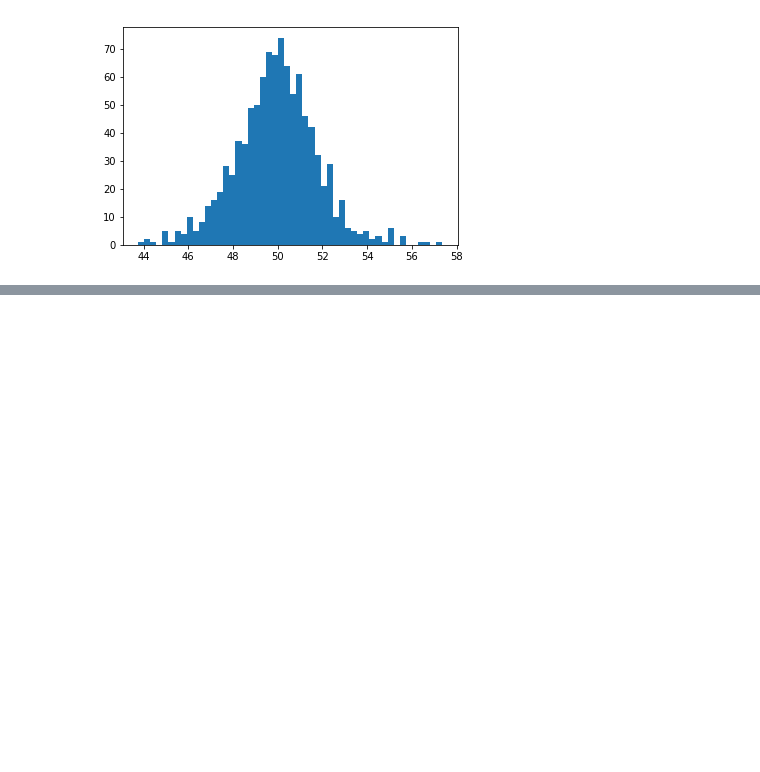
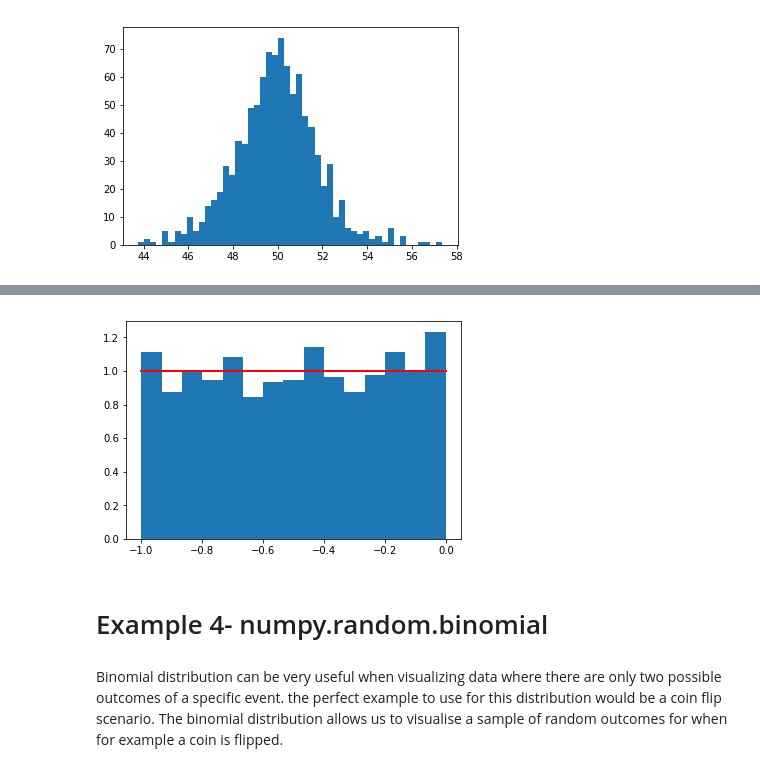
Before and after one commit to 123kieran/EmergingTechnologies, a Jupyter notebook: numpy-random.ipynb, the cells around one changed output, grey strips where cells are left out. Drawn from its saved outputs; the diff is of its cells as text; code cells hidden in the pictures; blank space fills up the shorter version.

Commit message:
Finished distributions

```diff
--- a/numpy-random.ipynb
+++ b/numpy-random.ipynb
@@ -213,0 +239,13 @@ count, bins, ignored = plt.hist(s, bins=50)
+# %%
+s = np.random.uniform(-1,0,1000)
+np.all(s >= -1)
+np.all(s < 0)
+count, bins, ignored = plt.hist(s, 15, density=True)
+plt.plot(bins, np.ones_like(bins), linewidth=2, color='r')
+plt.show()
+# %% [output]
+[figure, added]
+# %% [markdown]
+# Example 4- numpy.random.binomial
+# %% [markdown]
+Binomial distribution can be very useful when visualizing data where there are only two possible outcomes of a specific event. the perfect example to use for this distribution would be a coin flip scenario. The binomial distribution allows us to visualise a sample of random outcomes for when for example a coin is flipped.
```
Also changed, not shown: parts of 12 cells of this notebook.
